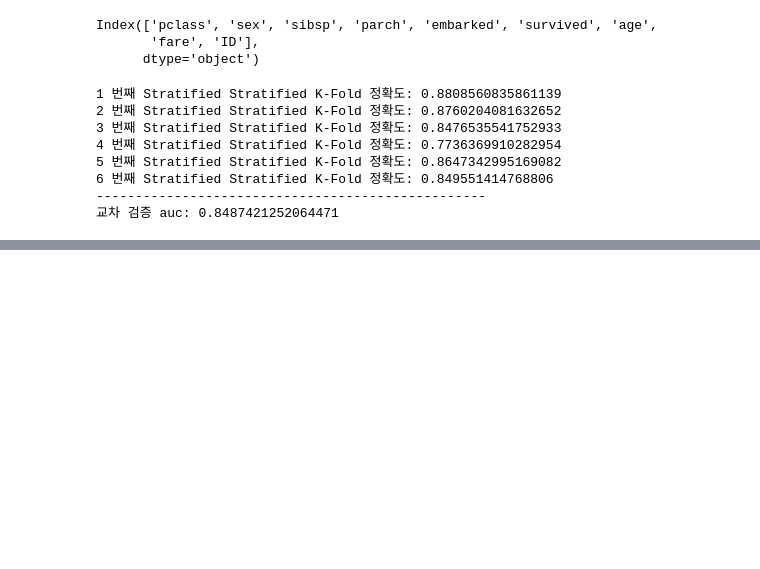
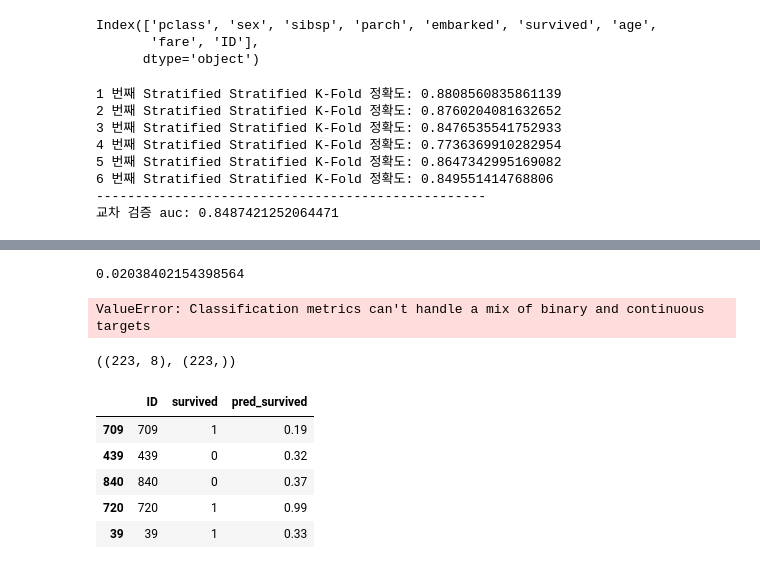
Before and after one commit to hyul77/hyul-pandas, a Jupyter notebook: 연습용/model.ipynb, the cells around one changed output, grey strips where cells are left out. Drawn from its saved outputs; the diff is of its cells as text; code cells hidden in the pictures; blank space fills up the shorter version.

Commit message:
model

```diff
--- a/연습용/model.ipynb
+++ b/연습용/model.ipynb
@@ -277,0 +288,8 @@ plt.show()
+# %%
+mse
+# %% [output]
+0.02038402154398564
+# %%
+f1_score(train_y, pred, average="micro")
+# %% [output]
+ValueError: Classification metrics can't handle a mix of binary and continuous targets
@@ -277,0 +298,15 @@ plt.show()
+# %%
+target_pred = model.predict(test)
+test.shape, target_pred.shape
+# %% [output]
+((223, 8), (223,))
+# %%
+valid['pred_survived'] = target_pred
+valid.head()
+# %% [output]
+|  | ID | survived | pred_survived |
+| 709 | 709 | 1 | 0.19 |
+| 439 | 439 | 0 | 0.32 |
+| 840 | 840 | 0 | 0.37 |
+| 720 | 720 | 1 | 0.99 |
+| 39 | 39 | 1 | 0.33 |
```
Also changed, not shown: parts of 6 cells of this notebook.
